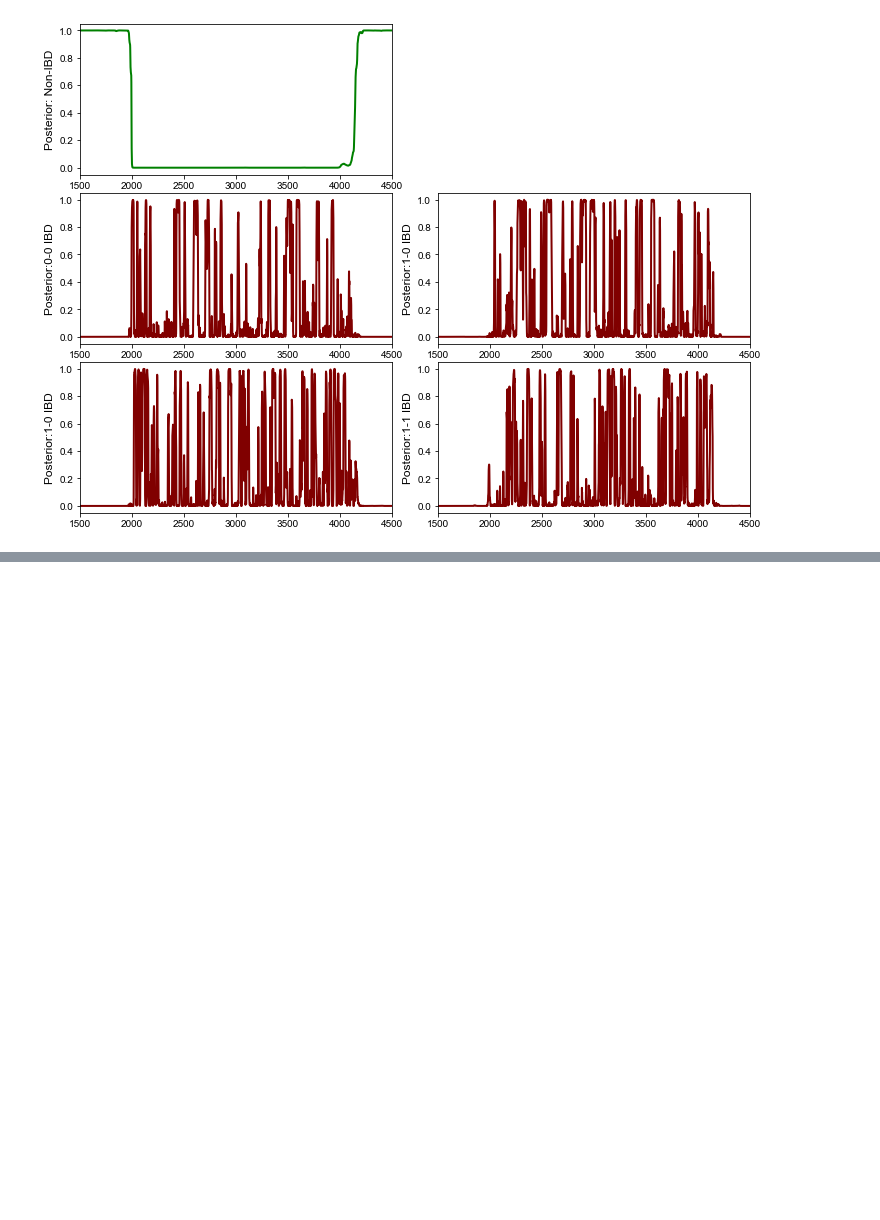
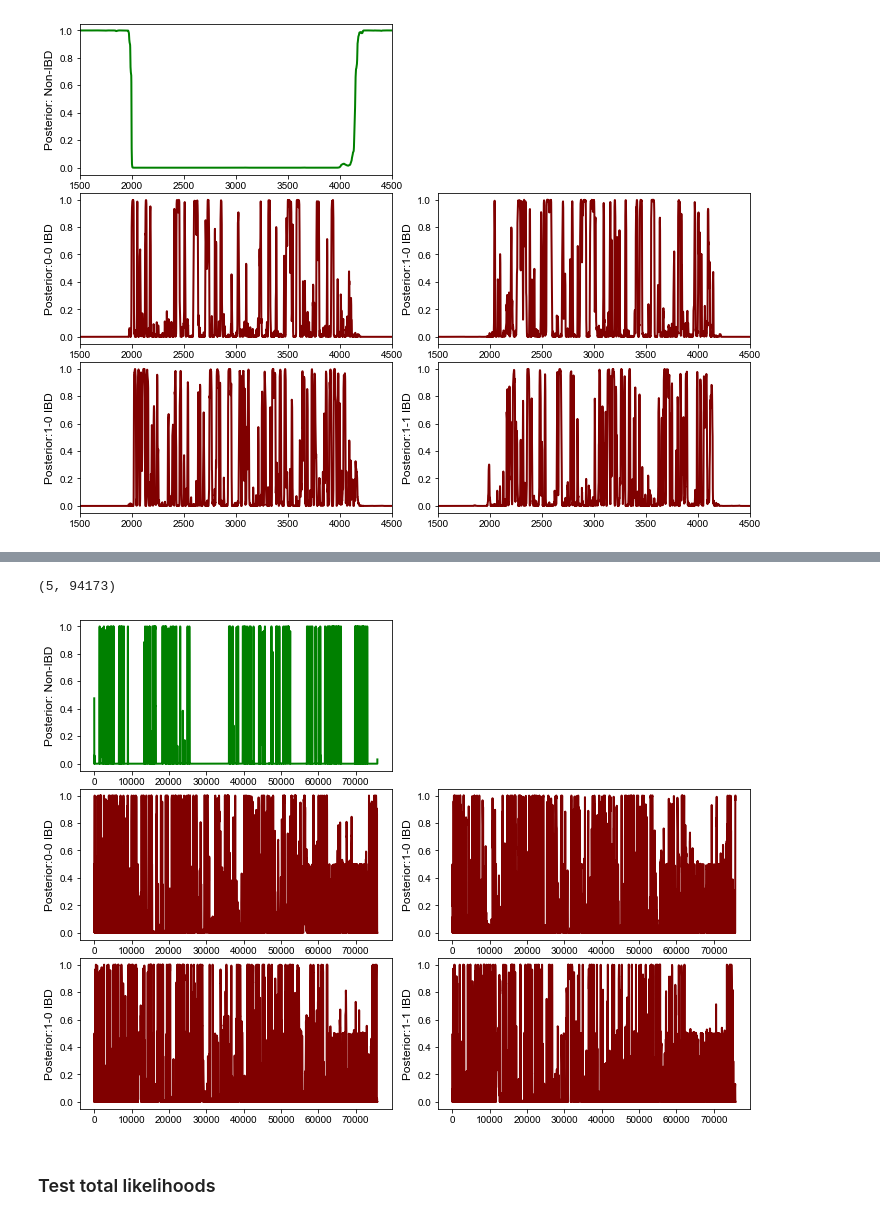
Before and after one commit to hringbauer/ancIBD, a Jupyter notebook: notebook/sandbox/run_full.ipynb, the cells around one changed output, grey strips where cells are left out. Saved outputs shown, nothing was run; the diff lists cells and outputs as text; code cells hidden in the pictures; blank space fills up the shorter version.

```diff
--- a/notebook/sandbox/run_full.ipynb
+++ b/notebook/sandbox/run_full.ipynb
@@ -59,0 +63,8 @@ Saved to ./figs/dumpster/5state_simulated_zoom.png
+# %%
+%%time
+h = HMM_Full(folder_in="./data/hdf5/1240k_v43/ch", l_model="hdf5", t_model="standard",
+                 e_model="haploid_gl", h_model = "FiveStateFast",
+                 output=True, load=True)
+h.t_obj.set_params(ibd_in = 1, ibd_out = 1, ibd_jump = 500)
+h.l_obj.set_params(iids=["I18199", "I18201"], ch=6)
+post, fwd, bwd, tot_ll = h.run_fwd_bwd()
@@ -59,0 +83,11 @@ Saved to ./figs/dumpster/5state_simulated_zoom.png
+# %%
+np.shape(post)
+# %% [output]
+(5, 94173)
+# %%
+plot_posterior_panel(post=post, savepath="",
+                     xlim=[], lw=2)
+# %% [output]
+[figure, added]
+# %% [markdown]
+### Test total likelihoods
```
Also changed, not shown: parts of 11 cells of this notebook, 7 other files.
